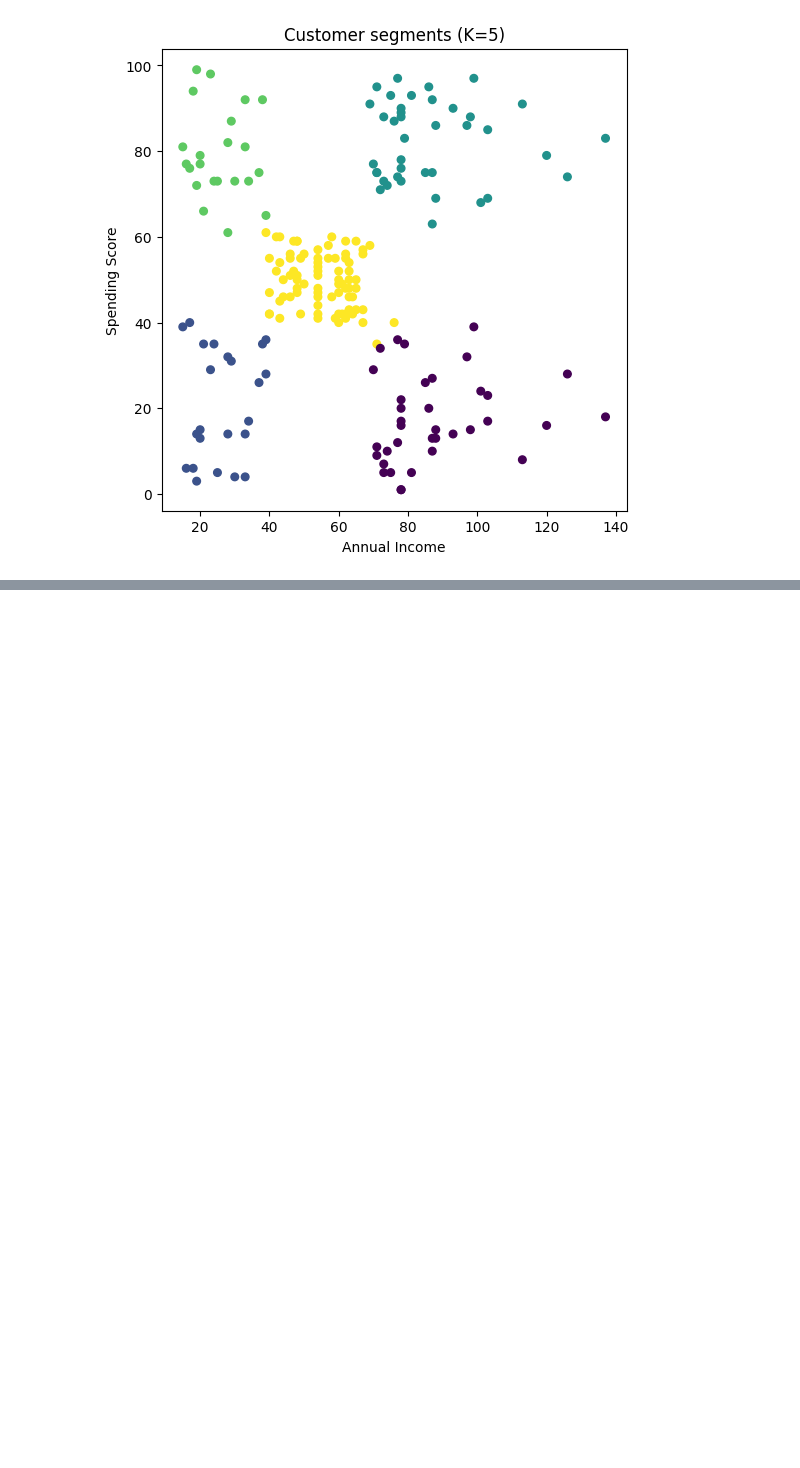
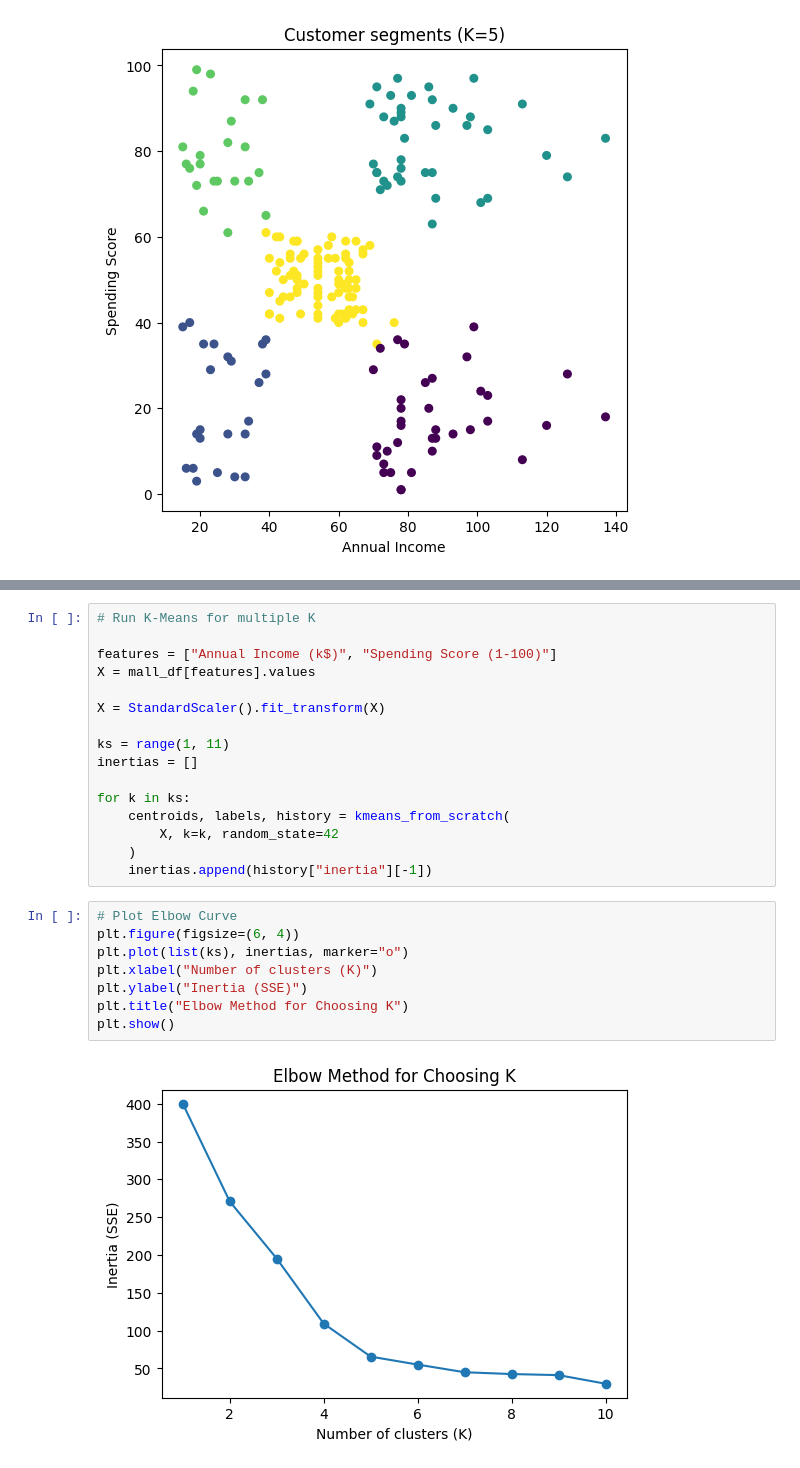
Before and after one commit to Maxstef/data-loves-ml-for-people-course, a Jupyter notebook: notebooks/3_1_clustering/0_1_k-means.ipynb, the cells around one changed output, grey strips where cells are left out. Drawn from its saved outputs; the diff is of its cells as text; blank space fills up the shorter version.

```diff
--- a/notebooks/3_1_clustering/0_1_k-means.ipynb
+++ b/notebooks/3_1_clustering/0_1_k-means.ipynb
@@ -224,0 +376,26 @@ plt.show()
+# %%
+# Run K-Means for multiple K
+
+features = ["Annual Income (k$)", "Spending Score (1-100)"]
+X = mall_df[features].values
+
+X = StandardScaler().fit_transform(X)
+
+ks = range(1, 11)
+inertias = []
+
+for k in ks:
+    centroids, labels, history = kmeans_from_scratch(
+        X, k=k, random_state=42
+    )
+    inertias.append(history["inertia"][-1])
+# %%
+# Plot Elbow Curve
+plt.figure(figsize=(6, 4))
+plt.plot(list(ks), inertias, marker="o")
+plt.xlabel("Number of clusters (K)")
+plt.ylabel("Inertia (SSE)")
+plt.title("Elbow Method for Choosing K")
+plt.show()
+# %% [output]
+[figure, added]
```
Also changed, not shown: parts of 21 cells of this notebook.
